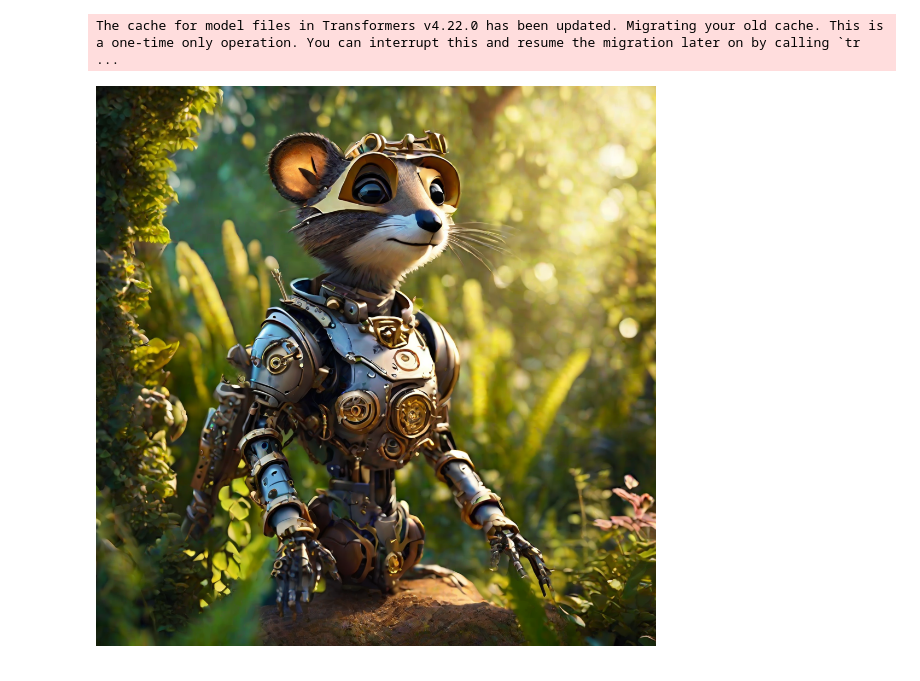
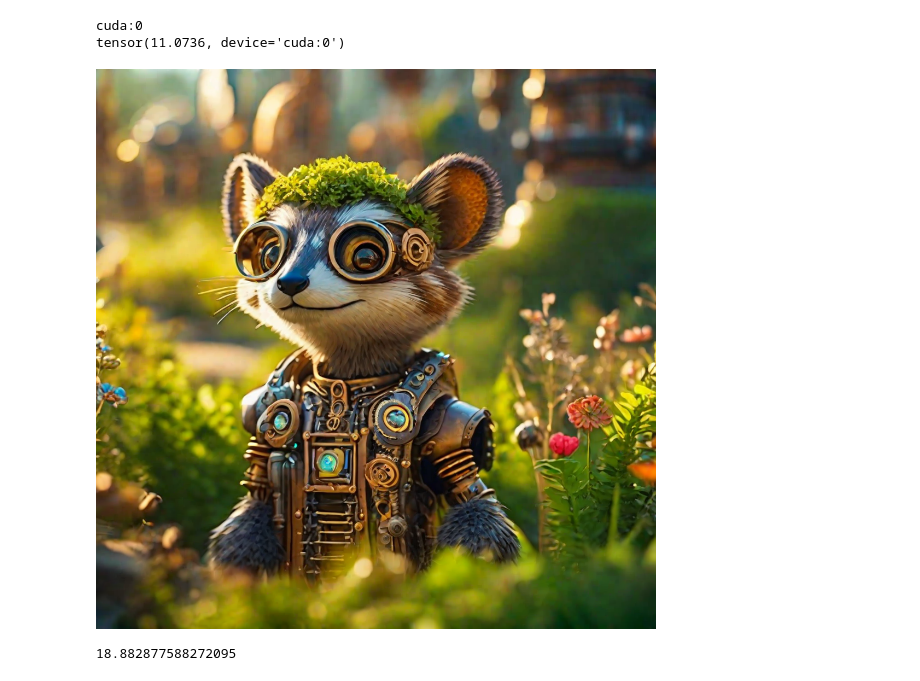
Before and after one commit to TimothyAlexisVass/avatars, a Jupyter notebook: teststuff.ipynb, the cells around one changed output. Drawn from its saved outputs; the diff is of its cells as text; code cells hidden in the pictures.

```diff
--- a/teststuff.ipynb
+++ b/teststuff.ipynb
@@ -23,15 +31,27 @@ base2 = StableDiffusionXLImg2ImgPipeline(**base.components)
 _ = base.to("cuda")
 _ = base2.to("cuda")
 
+tokenizer = base.tokenizer            # cpu
+tokenizer_2 = base.tokenizer_2        # cpu
+scheduler = base.scheduler            # cpu
+text_encoder = base.text_encoder      # cuda
+text_encoder_2 = base.text_encoder_2  # cuda
+unet = base.unet                      # cuda
+
 torch.cuda.empty_cache()
-# %% [output]
-The cache for model files in Transformers v4.22.0 has been updated. Migrating your old cache. This is a one-time only operation. You can interrupt this and resume the migration later on by calling `tr ...
+# %%
+print(unet.parameters().__next__().device)
+print(scheduler.init_noise_sigma)
+# %% [output]
+cuda:0
+tensor(11.0736, device='cuda:0')
 # %%
+# @title Default title text
 import os
 import zipfile
 import random
-from bilateral_filter import adaptive_bilateral_filter
-
+import torch
+# from bilateral_filter import adaptive_bilateral_filter
 prompt = f"Steampunk photo of antropomorphic (suricata), pixar, cute, in gray mecha armor looking happy, daylight lush nature park background. Intricate details even to the smallest particle, extreme detail of the enviroment, sharp portrait, well lit, interesting outfit, beautiful shadows, bright, photoquality, ultra realistic, masterpiece, 8k"
 negative_prompt = "helmet, ugly, old, boring, photoshopped, tired, wrinkles, scar, gray hair, big forehead, crosseyed, dumb, stupid, cockeyed, disfigured, blurry, assymetrical, unrealistic, grayscale, black and white, bald, high hairline, balding, receeding hairline, grayscale, bad anatomy, unnatural irises, no pupils, blurry eyes, dark eyes, extra limbs, deformed, disfigured eyes, out of frame, no irises, assymetrical face, broken fingers, extra fingers, disfigured hands"
 num_inference_steps = 20
@@ -49,37 +69,50 @@ parameters = {
     "generator": torch.manual_seed(2222)
 }
 
-latents = base(**parameters).images
+import time
+
+# Record the start time
+start_time = time.time()
+
+# latents = base(**parameters).images
+
+height = 1024
+width = 1024
+
+latents = torch.randn(parameters["num_images_per_prompt"], unet.config.in_channels, height // 8, width // 8).to("cuda") * 11.41
 
 def filter(latents, timestep, sharpness=2):
     t = 1.0 - (timestep / 999.0) # You may adjust this based on your needs
 
     # Perform sharpness operation on the latents
     alpha = 0.001 * sharpness * t
     degraded_latents = adaptive_bilateral_filter(latents)
     sharp_latents = degraded_latents * alpha + latents * (1.0 - alpha)
 
     return sharp_latents
 
 @torch.no_grad()
 def decode_latents(latents, saturation=50, contrast=50, brightness=50):
     scaling = 5 + saturation / 16
 
     samples = vae.decode(latents * scaling).sample
     samples = samples.mul(contrast/100).add(brightness/100).clamp(0, 1).cpu()
     return base.numpy_to_pil(samples.permute(0, 2, 3, 1).numpy())
 
 
-for step in range(1, 20):
+for step in range(0, num_inference_steps):
     latents = base2(**parameters, image=latents).images
-    latents = filter(latents, 999-step*50, -10)
+    # latents = filter(latents, 999-step*50, -10)
     parameters['denoising_start'] = step * step_fraction
     parameters['denoising_end'] = step * step_fraction + step_fraction
 
 images = decode_latents(latents)
 
 for image in images:
   display(image)
+
+print(time.time()-start_time)
 # %% [output]
-[figure, old version]
+[figure, new version]
+18.882877588272095
 # %%
```
Also changed, not shown: parts of 2 cells of this notebook.
